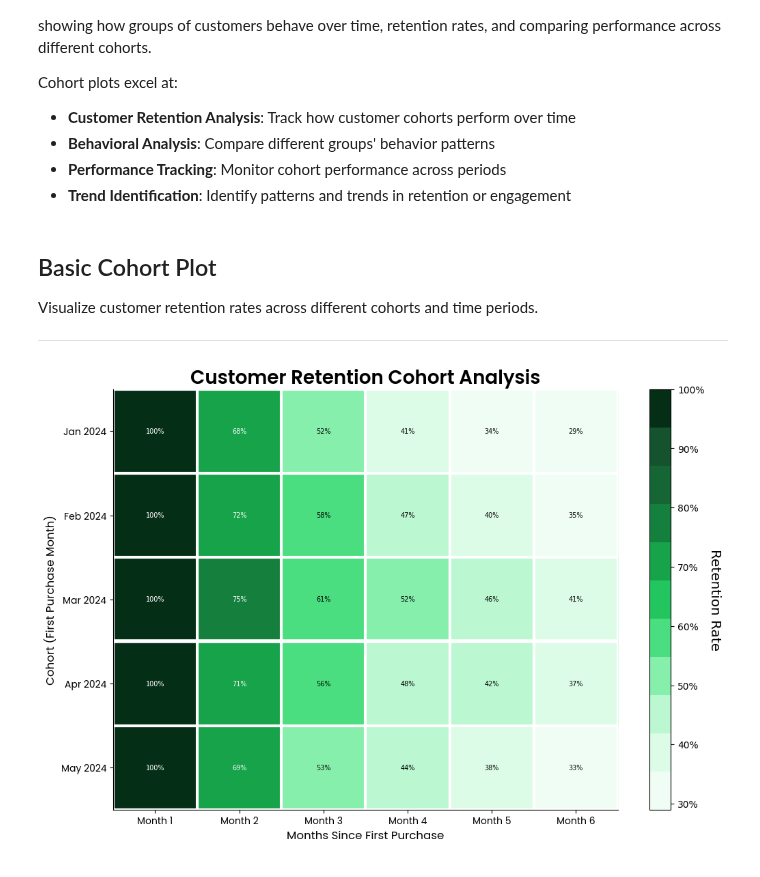
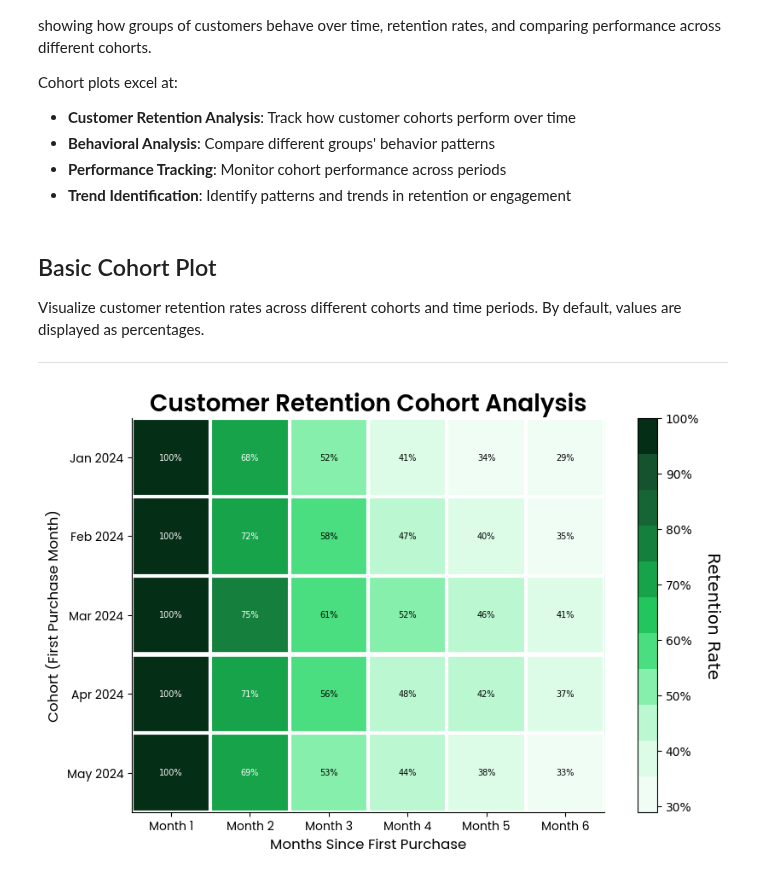
Before and after one commit to Data-Simply/pyretailscience, a Jupyter notebook: docs/gallery/plots/cohort.ipynb, the cells around one changed output. Saved outputs shown, nothing was run; the diff lists cells and outputs as text; code cells hidden in the pictures.

```diff
--- a/docs/gallery/plots/cohort.ipynb
+++ b/docs/gallery/plots/cohort.ipynb
@@ -16,36 +16,36 @@ from pyretailscience.plots import cohort
 # %% [markdown]
 ## Basic Cohort Plot
 
-Visualize customer retention rates across different cohorts and time periods.
+Visualize customer retention rates across different cohorts and time periods. By default, values are displayed as percentages.
 
 ---
 # %%
 # Create sample customer retention data
 # fmt: off
 retention_data = pd.DataFrame(
     {
         "Month 1": [1.00, 1.00, 1.00, 1.00, 1.00],
         "Month 2": [0.68, 0.72, 0.75, 0.71, 0.69],
         "Month 3": [0.52, 0.58, 0.61, 0.56, 0.53],
         "Month 4": [0.41, 0.47, 0.52, 0.48, 0.44],
         "Month 5": [0.34, 0.40, 0.46, 0.42, 0.38],
         "Month 6": [0.29, 0.35, 0.41, 0.37, 0.33],
     },
     index=["Jan 2024", "Feb 2024", "Mar 2024", "Apr 2024", "May 2024"],
 )
 # fmt: on
 
 ax = cohort.plot(
     retention_data,
     cbar_label="Retention Rate",
     x_label="Months Since First Purchase",
     y_label="Cohort (First Purchase Month)",
     title="Customer Retention Cohort Analysis",
-    figsize=(12, 8),
+    figsize=(10, 6),
 )
 plt.show()
 # %% [output]
-[figure, old version]
+[figure, new version]
 # %% [markdown]
 ## Revenue Cohort Analysis
 
```
Also changed, not shown: parts of 13 cells of this notebook.
